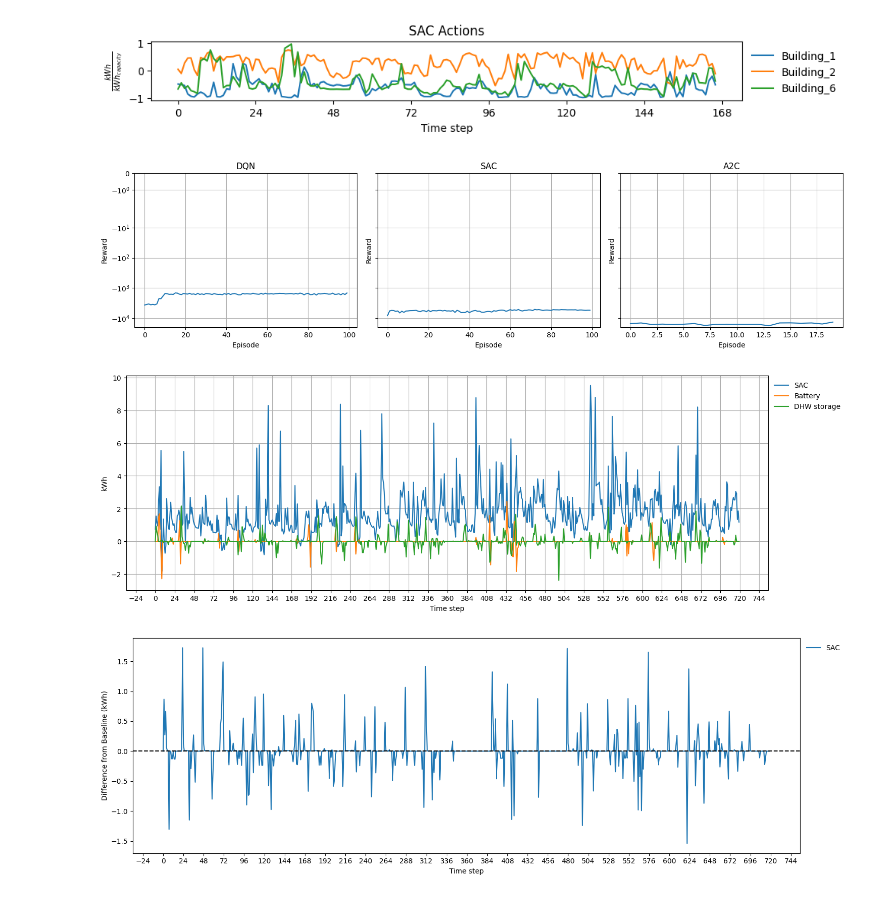
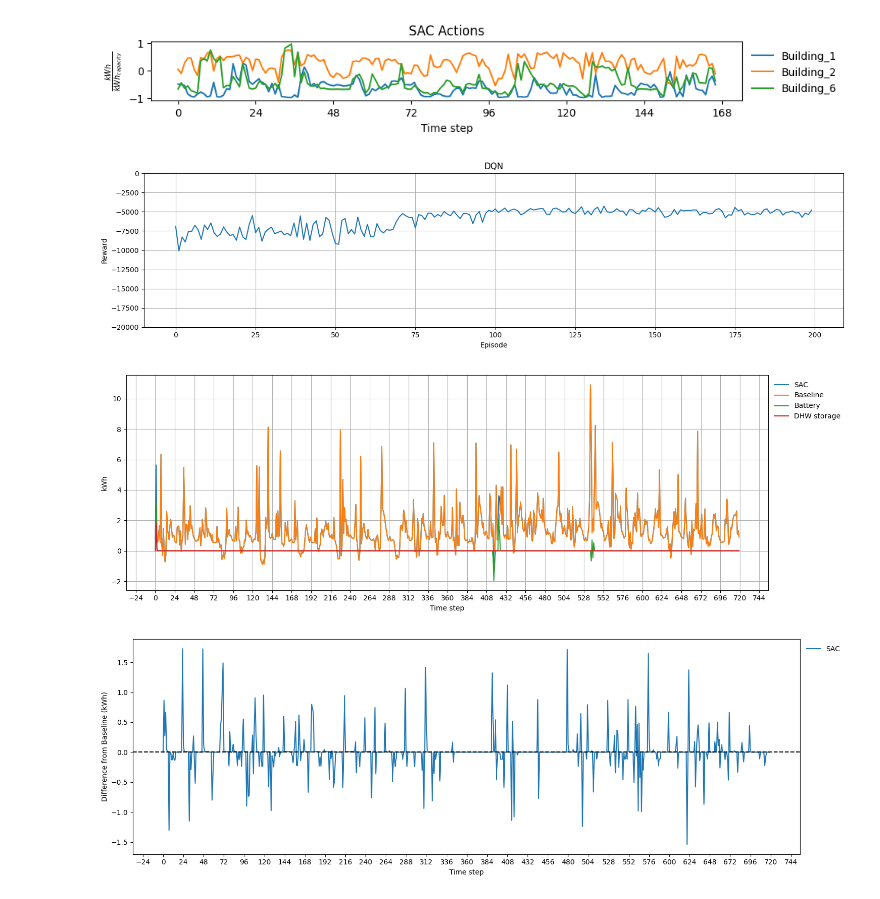
Before and after one commit to Sasmn/szakdolgozat_citylearn, a Jupyter notebook: szakdoga.ipynb, the cells around one changed output. Drawn from its saved outputs; the diff is of its cells as text; code cells hidden in the pictures.

Commit message:
data generation, reward function

```diff
--- a/szakdoga.ipynb
+++ b/szakdoga.ipynb
@@ -242,11 +207,11 @@ Number of episodes to train: 20
 # %%
 from agents.SAC import train_sac
-from rewardFunctions.rewardFunction2 import CustomRewardFunction
+from rewardFunctions.consumptionDeviationRewardFunction import CustomRewardFunction
 from stable_baselines3.common.noise import NormalActionNoise
 import numpy as np
 from typing import Callable
 
-n_actions = len(active_actions) * 2
+n_actions = number_of_actions * number_of_buildings
 action_noise = NormalActionNoise(mean=np.zeros(n_actions), sigma=0.1 * np.ones(n_actions))
 
 def linear_schedule(initial_value: float) -> Callable[[float], float]:
@@ -321,0 +352,19 @@ sys.getsizeof(1073741824)
+# %%
+import matplotlib.ticker as ticker
+%matplotlib inline
+
+figsize = (15.0, 5)
+fig, ax = plt.subplots(1, 1, figsize=figsize)
+
+y = dqn_results['rewards_ts']
+x = range(len(y))
+ax.plot(x, y, label=k)
+
+ax.set_xlabel('Time step')
+ax.set_ylabel('Reward')
+# ax.set_xlim(120, 160)
+ax.xaxis.set_major_locator(ticker.MultipleLocator(24))
+ax.legend(loc='upper left', bbox_to_anchor=(1.0, 1.0), framealpha=0.0)
+plt.grid()
+
+plt.tight_layout()
@@ -446,8 +497,8 @@ def plot_rewards(ax: plt.Axes, rewards: List[float], title: str) -> plt.Axes:
 
 rewards = {
     'DQN': dqn_results['rewards'],
-    'SAC': sac_results['rewards'],
-    'A2C': a2c_results['rewards'],
+    # 'SAC': sac_results['rewards'],
+    # 'A2C': a2c_results['rewards'],
     # 'DDPG': ddpg_callback.reward_history[:number_of_episodes],
     # 'TD3': td3_callback.reward_history[:number_of_episodes],
     # 'PPO': ppo_callback.reward_history[:number_of_episodes]
@@ -468,13 +519,13 @@ for ax, (k, v) in zip(fig.axes, rewards.items()):
     ax = plot_rewards(ax, v, k)
     ax.set_ylim(min_value, max_value)
     # ax.set_xlim(0, number_of_episodes - 1)
-    ax.set_yscale(value='symlog')
+    # ax.set_yscale(value='symlog')
     ax.grid()
 
 plt.tight_layout()
 plt.show()
 # %% [output]
-[figure, old version]
+[figure, new version]
 # %%
 import matplotlib.ticker as ticker
 %matplotlib inline
@@ -490,36 +541,36 @@ envs = {
 }
 
 figsize = (15.0, 5)
 fig, ax = plt.subplots(1, 1, figsize=figsize)
 
 for k, v in envs.items():
     y = v.net_electricity_consumption
     x = range(len(y))
     ax.plot(x, y, label=k)
 
-# y = v.net_electricity_consumption_without_storage_and_pv
-# ax.plot(x, y, label='Baseline')
+y = v.net_electricity_consumption_without_storage
+ax.plot(x, y, label='Baseline')
 # y = v.solar_generation
 # ax.plot(x, y, label='Solar')
 y = v.electrical_storage_electricity_consumption
 ax.plot(x, y, label='Battery')
 # y = v.energy_from_cooling_device
 # ax.plot(x, y, label='Heat pump')
 # y = v.dhw_electricity_consumption
 # # ax.plot(x, y, label='DHW consumption')
 y = v.dhw_storage_electricity_consumption
 ax.plot(x, y, label='DHW storage')
 
 ax.set_xlabel('Time step')
 ax.set_ylabel('kWh')
 # ax.set_xlim(120, 160)
 ax.xaxis.set_major_locator(ticker.MultipleLocator(24))
 ax.legend(loc='upper left', bbox_to_anchor=(1.0, 1.0), framealpha=0.0)
 
 plt.grid()
 plt.tight_layout()
 # %% [output]
-[figure, old version]
+[figure, new version]
 # %%
 import matplotlib.pyplot as plt
 import matplotlib.ticker as ticker
```
Also changed, not shown: parts of 11 cells of this notebook, 13 other files.
